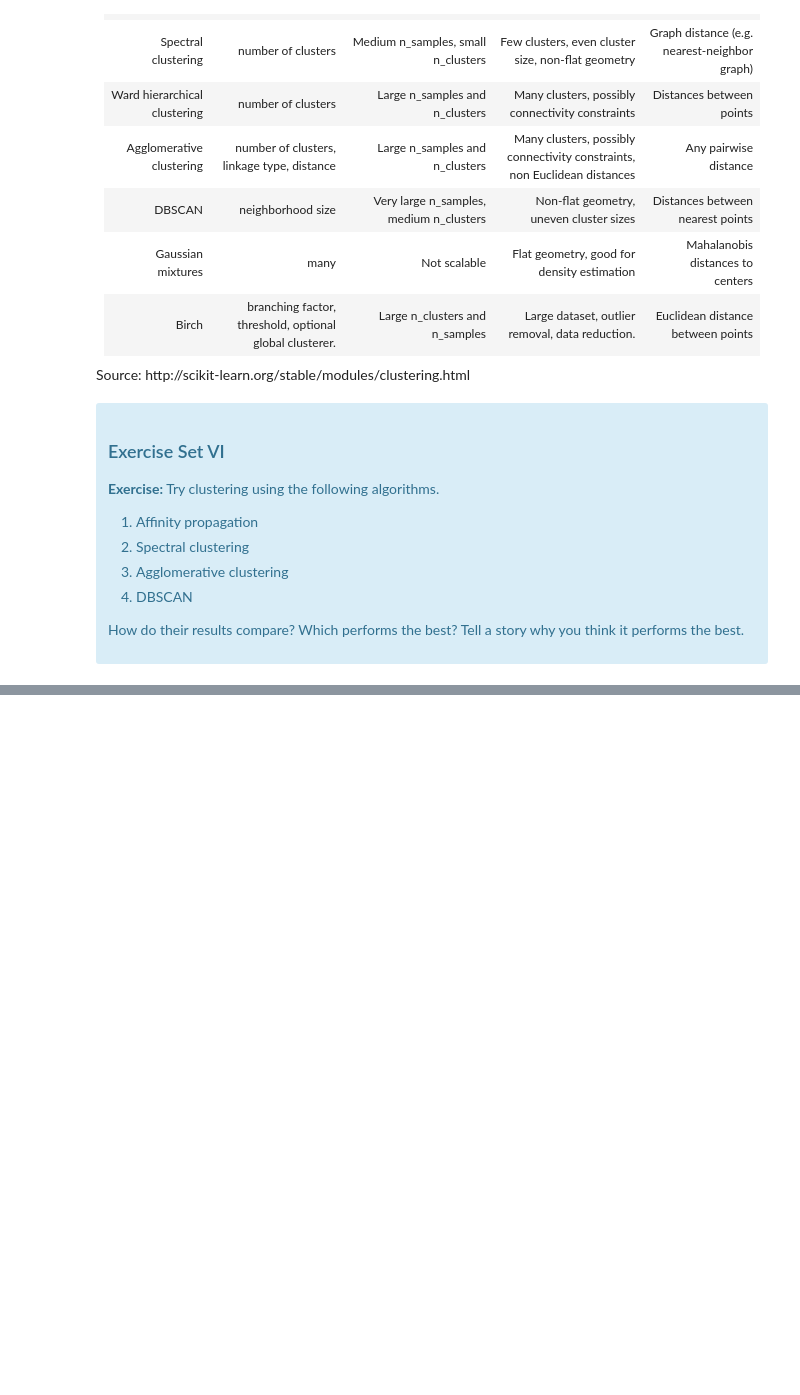
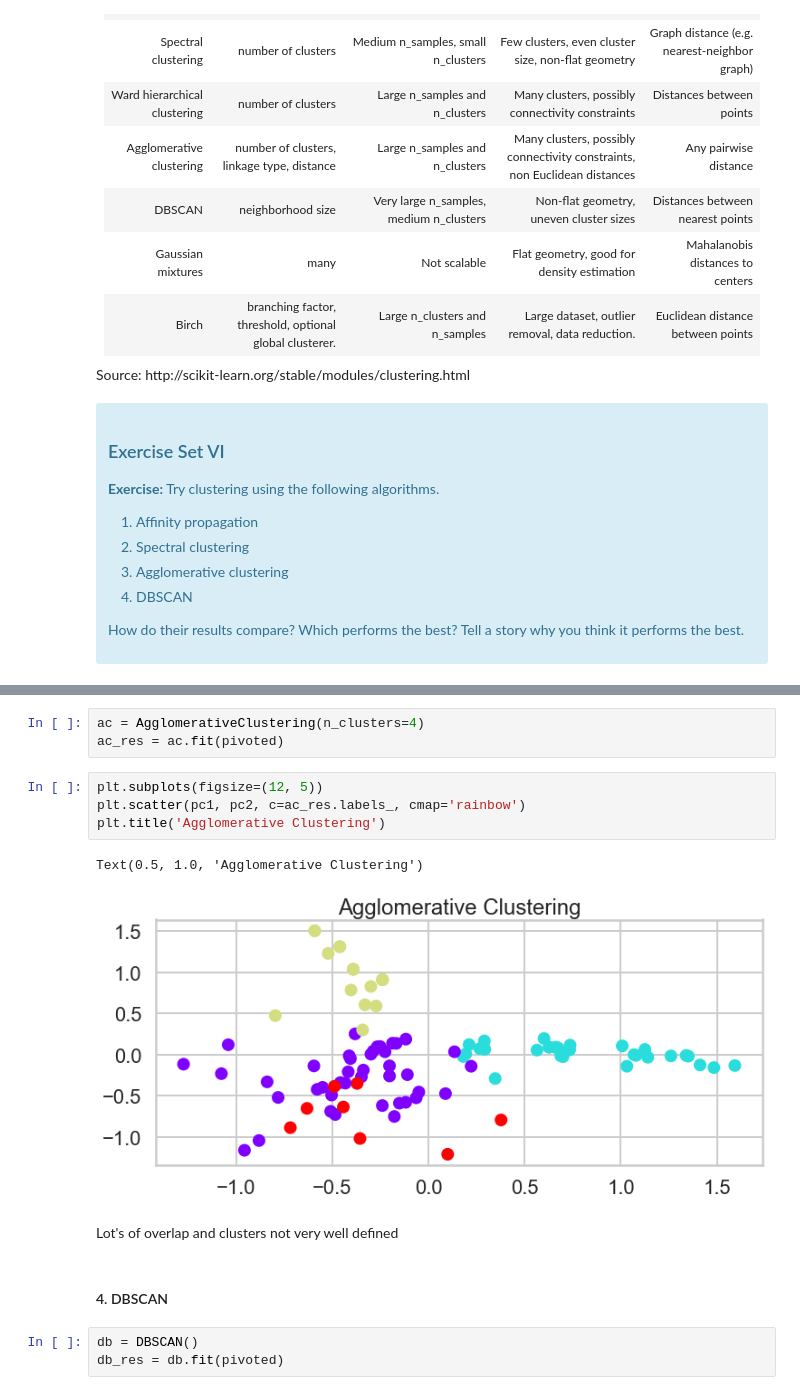
Before and after one commit to ltomczak1/Springboard, a Jupyter notebook: Clustering Case Study - Customer Segmentation with K-Means - Tier 3.ipynb, the cells around one changed output, grey strips where cells are left out. Drawn from its saved outputs; the diff is of its cells as text; blank space fills up the shorter version.

```diff
--- a/Clustering Case Study - Customer Segmentation with K-Means - Tier 3.ipynb
+++ b/Clustering Case Study - Customer Segmentation with K-Means - Tier 3.ipynb
@@ -578,0 +613,17 @@ Source: http://scikit-learn.org/stable/modules/clustering.html
+# %%
+ac = AgglomerativeClustering(n_clusters=4)
+ac_res = ac.fit(pivoted)
+# %%
+plt.subplots(figsize=(12, 5))
+plt.scatter(pc1, pc2, c=ac_res.labels_, cmap='rainbow')
+plt.title('Agglomerative Clustering')
+# %% [output]
+Text(0.5, 1.0, 'Agglomerative Clustering')
+[figure, added]
+# %% [markdown]
+Lot's of overlap and clusters not very well defined
+# %% [markdown]
+#### 4. DBSCAN
+# %%
+db = DBSCAN()
+db_res = db.fit(pivoted)
```
Also changed, not shown: parts of 19 cells of this notebook.
